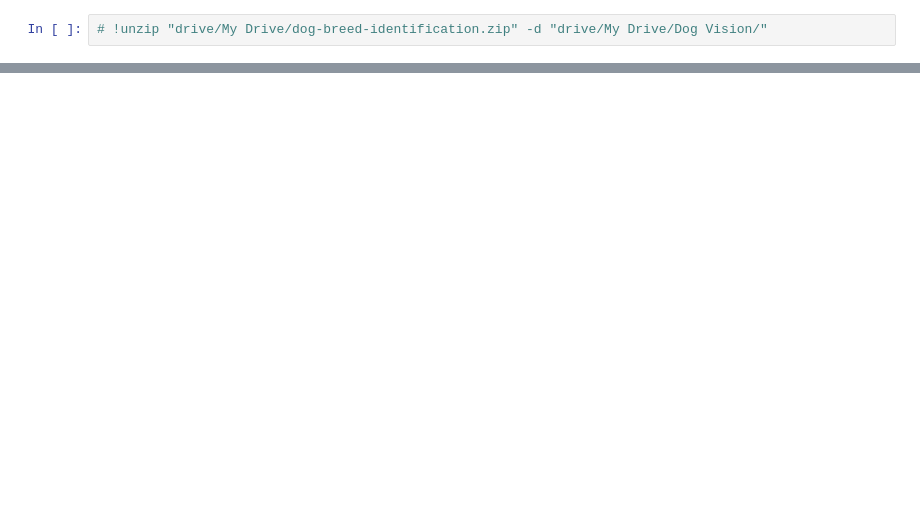
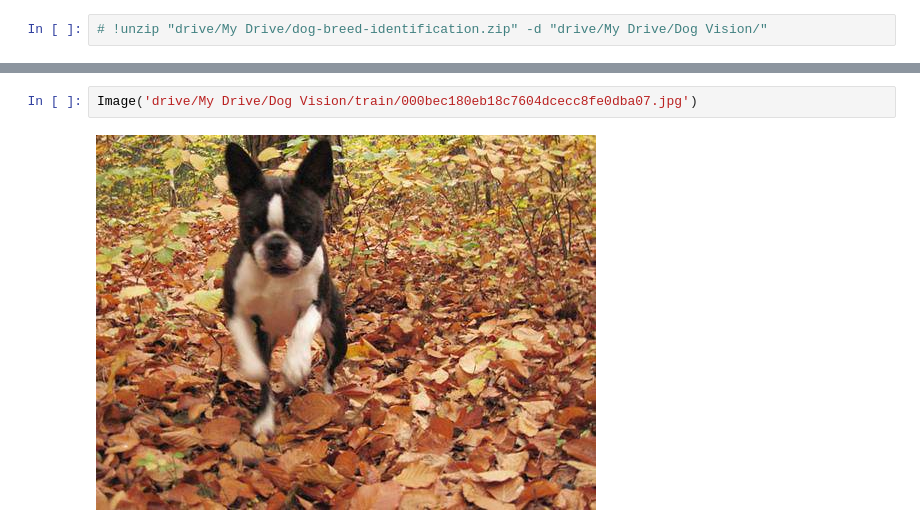
Before and after one commit to doantronghieu/MACHINE-LEARNING, a Jupyter notebook: UDM_ZTM_ML/TENSORFLOW.ipynb, the cells around one changed output, grey strips where cells are left out. Saved outputs shown, nothing was run; the diff lists cells and outputs as text; blank space fills up the shorter version.

```diff
--- a/UDM_ZTM_ML/TENSORFLOW.ipynb
+++ b/UDM_ZTM_ML/TENSORFLOW.ipynb
@@ -22,0 +58,4 @@ Mounted at /content/drive
+# %%
+Image('drive/My Drive/Dog Vision/train/000bec180eb18c7604dcecc8fe0dba07.jpg')
+# %% [output]
+[figure, added]
```
Also changed, not shown: parts of 18 cells of this notebook.
